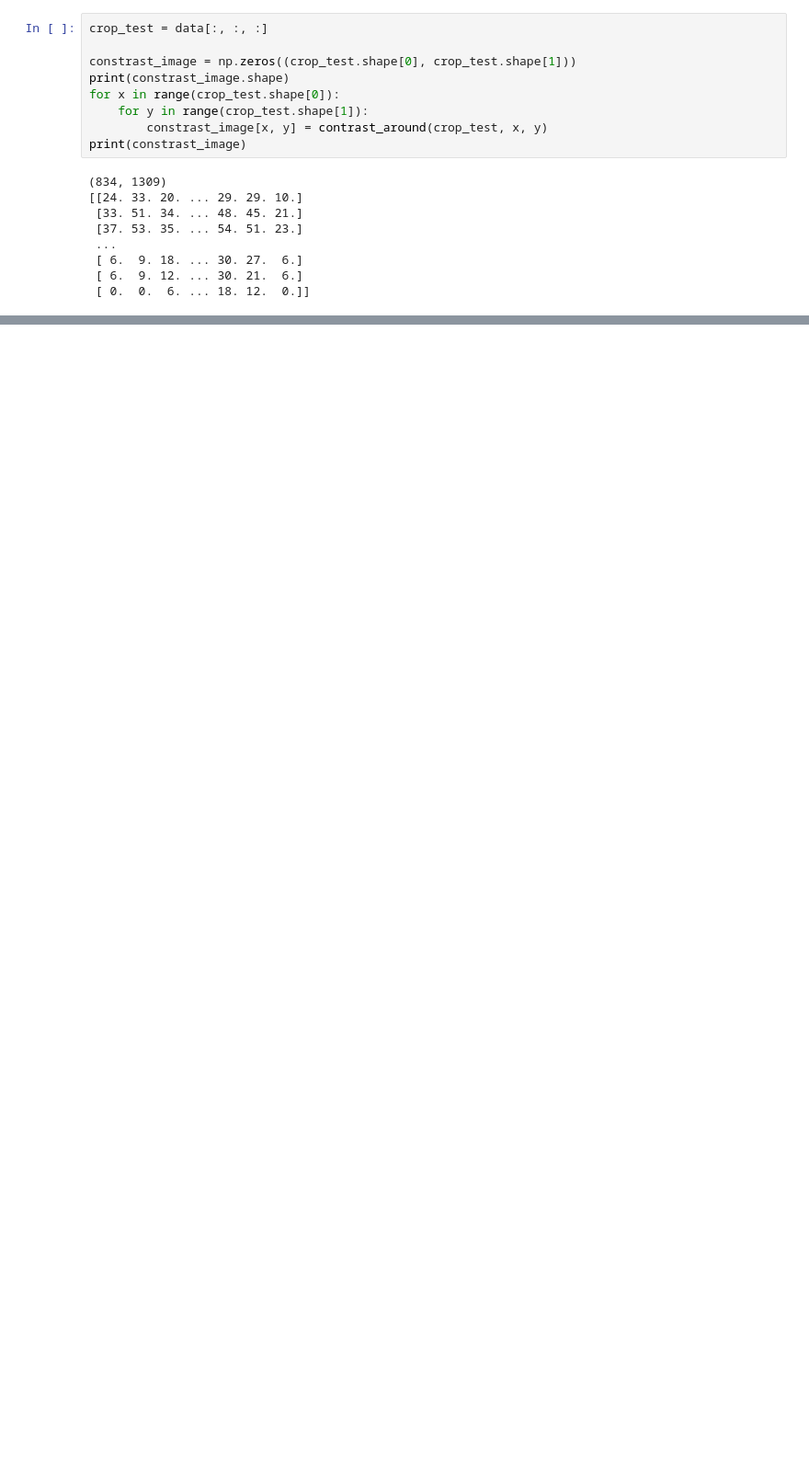
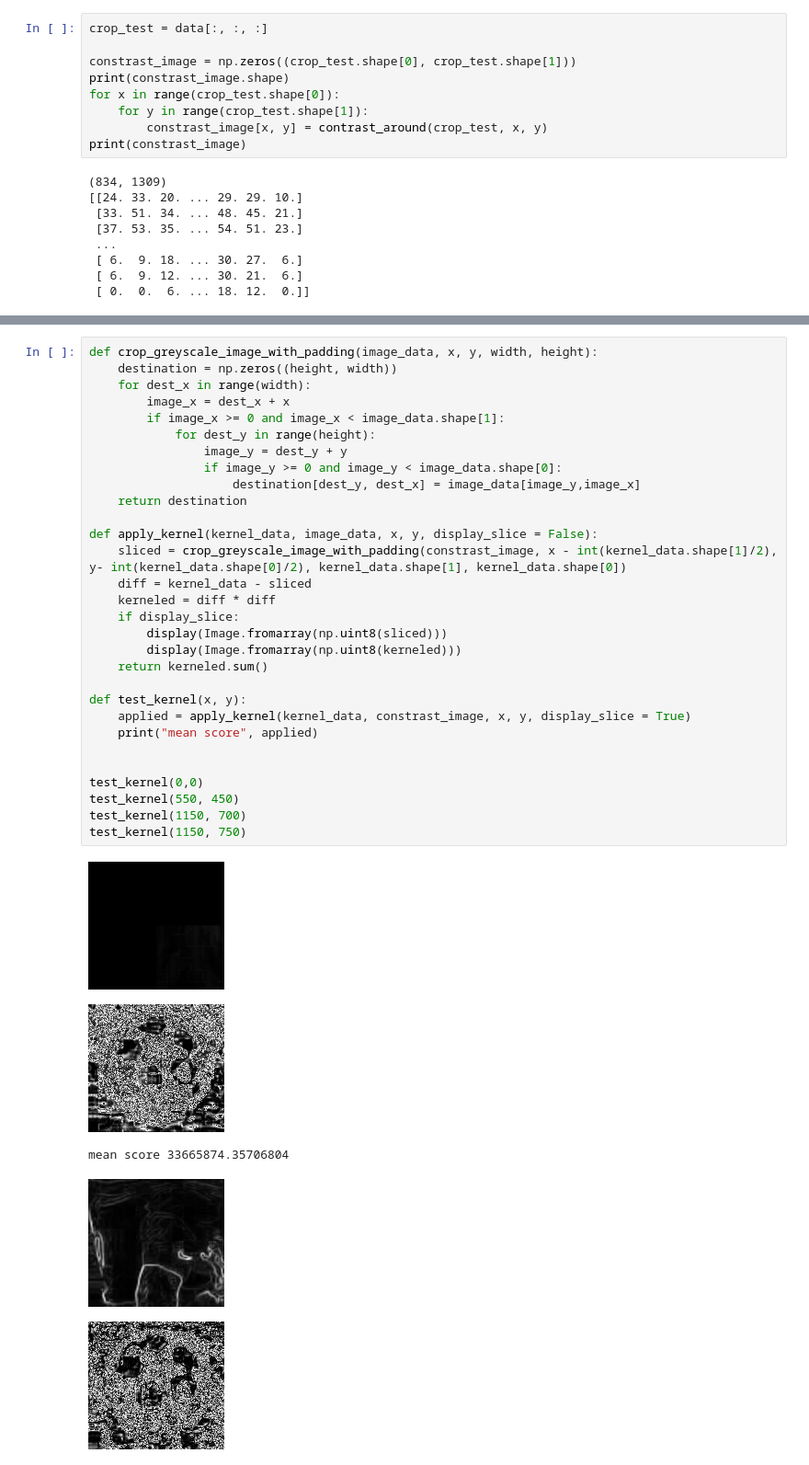
Before and after one commit to glutamatt/recherche_objet, a Jupyter notebook: Untitled.ipynb, the cells around one changed output, grey strips where cells are left out. Shown at 92% size. Cells and saved outputs as stored; diff of their text form; blank space fills up the shorter version.

```diff
--- a/Untitled.ipynb
+++ b/Untitled.ipynb
@@ -96,0 +124,36 @@ display(Image.fromarray(np.uint8(constrast_image)))
+# %%
+def crop_greyscale_image_with_padding(image_data, x, y, width, height):
+    destination = np.zeros((height, width))
+    for dest_x in range(width):
+        image_x = dest_x + x
+        if image_x >= 0 and image_x < image_data.shape[1]:
+            for dest_y in range(height):
+                image_y = dest_y + y
+                if image_y >= 0 and image_y < image_data.shape[0]:
+                    destination[dest_y, dest_x] = image_data[image_y,image_x]
+    return destination
+
+def apply_kernel(kernel_data, image_data, x, y, display_slice = False):
+    sliced = crop_greyscale_image_with_padding(constrast_image, x - int(kernel_data.shape[1]/2), y- int(kernel_data.shape[0]/2), kernel_data.shape[1], kernel_data.shape[0])
+    diff = kernel_data - sliced
+    kerneled = diff * diff
+    if display_slice:
+        display(Image.fromarray(np.uint8(sliced)))
+        display(Image.fromarray(np.uint8(kerneled)))
+    return kerneled.sum()
+
+def test_kernel(x, y):
+    applied = apply_kernel(kernel_data, constrast_image, x, y, display_slice = True)
+    print("mean score", applied)
+
+
+test_kernel(0,0)
+test_kernel(550, 450)
+test_kernel(1150, 700)
+test_kernel(1150, 750)
+# %% [output]
+[figure, added]
+[figure, added]
+mean score 33665874.35706804
+[figure, added]
+[figure, added]
```
Also changed, not shown: parts of 6 cells of this notebook, 1 other file.
